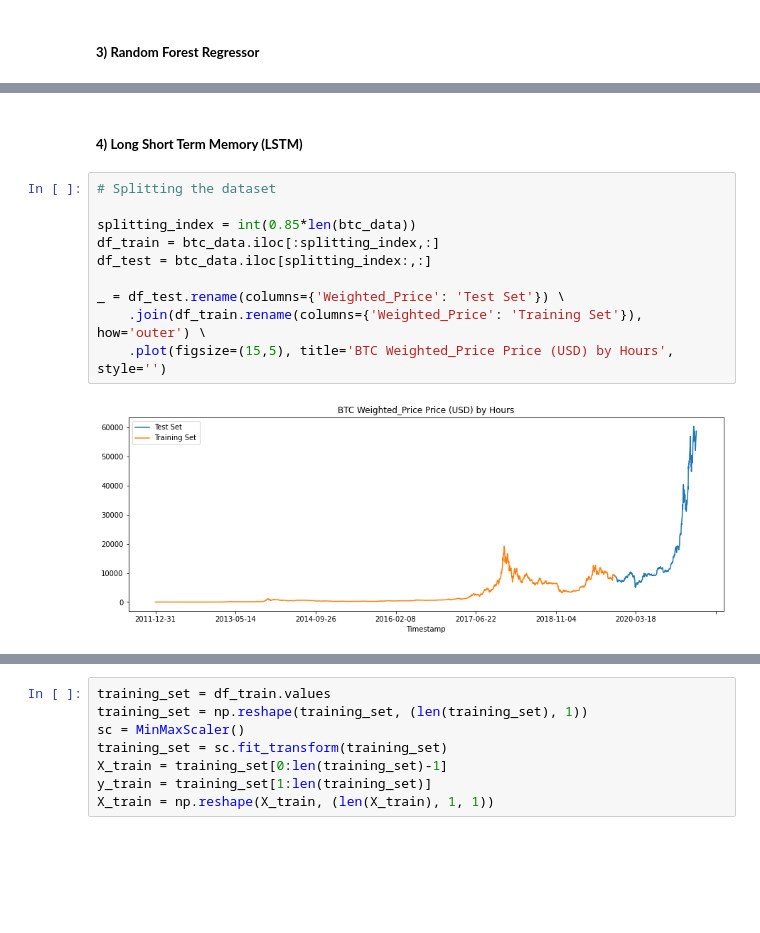
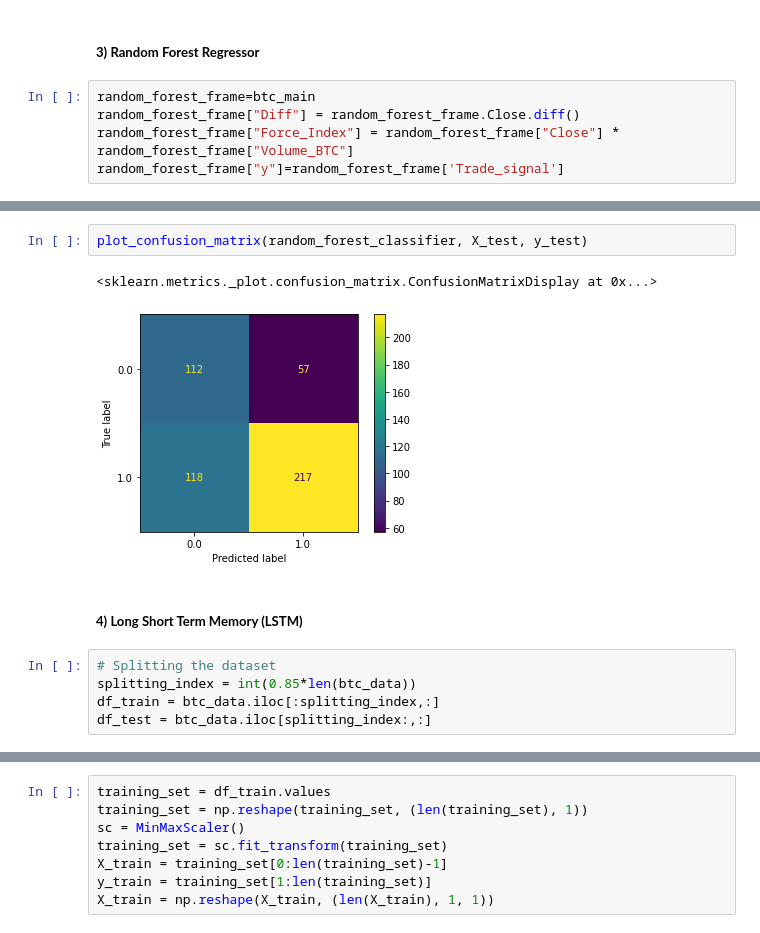
Before and after one commit to AshutoshBhawsar/Cryptocurrency-data-analysis-and-investing-strategies, a Jupyter notebook: code/phase2.ipynb, the cells around one changed output, grey strips where cells are left out. Drawn from its saved outputs; the diff is of its cells as text; blank space fills up the shorter version.

```diff
--- a/code/phase2.ipynb
+++ b/code/phase2.ipynb
@@ -91,2 +131,7 @@ plt.plot(test_x, linear_regression_model.predict(test_x), color='black',linewidt
 # %% [markdown]
 ##### **3) Random Forest Regressor**
+# %%
+random_forest_frame=btc_main
+random_forest_frame["Diff"] = random_forest_frame.Close.diff()
+random_forest_frame["Force_Index"] = random_forest_frame["Close"] * random_forest_frame["Volume_BTC"]
+random_forest_frame["y"]=random_forest_frame['Trade_signal']
@@ -93,14 +183,12 @@ plt.plot(test_x, linear_regression_model.predict(test_x), color='black',linewidt
+# %%
+plot_confusion_matrix(random_forest_classifier, X_test, y_test)
+# %% [output]
+<sklearn.metrics._plot.confusion_matrix.ConfusionMatrixDisplay at 0x...>
+[figure, added]
 # %% [markdown]
 ##### **4) Long Short Term Memory (LSTM)**
 # %%
 # Splitting the dataset
-
 splitting_index = int(0.85*len(btc_data))
 df_train = btc_data.iloc[:splitting_index,:]
 df_test = btc_data.iloc[splitting_index:,:]
-
-_ = df_test.rename(columns={'Weighted_Price': 'Test Set'}) \
-    .join(df_train.rename(columns={'Weighted_Price': 'Training Set'}), how='outer') \
-    .plot(figsize=(15,5), title='BTC Weighted_Price Price (USD) by Hours', style='')
-# %% [output]
-[figure, removed]
```
Also changed, not shown: parts of 22 cells of this notebook.
